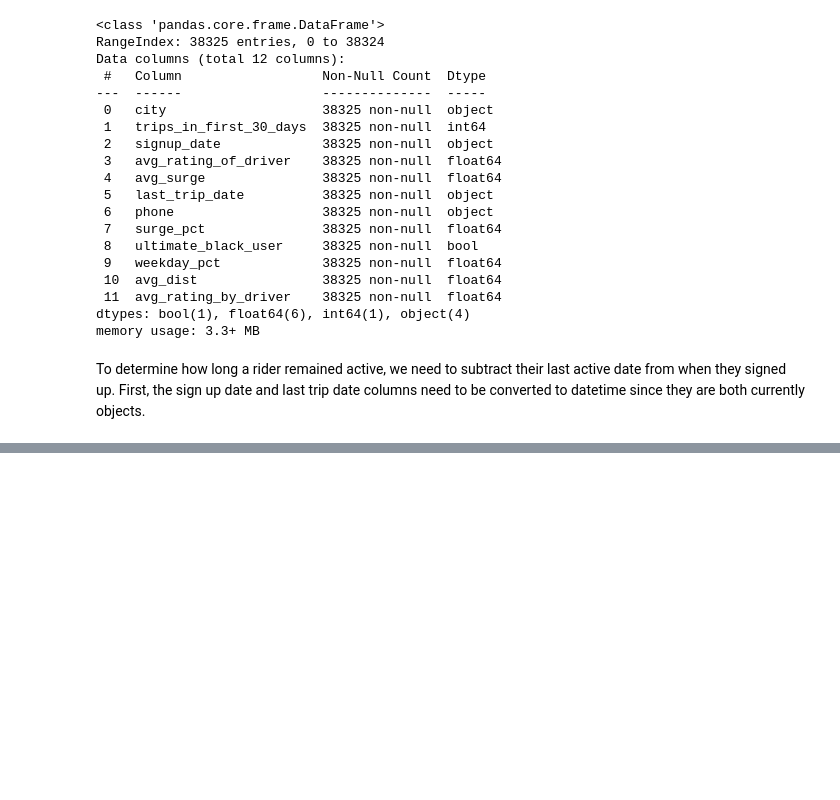
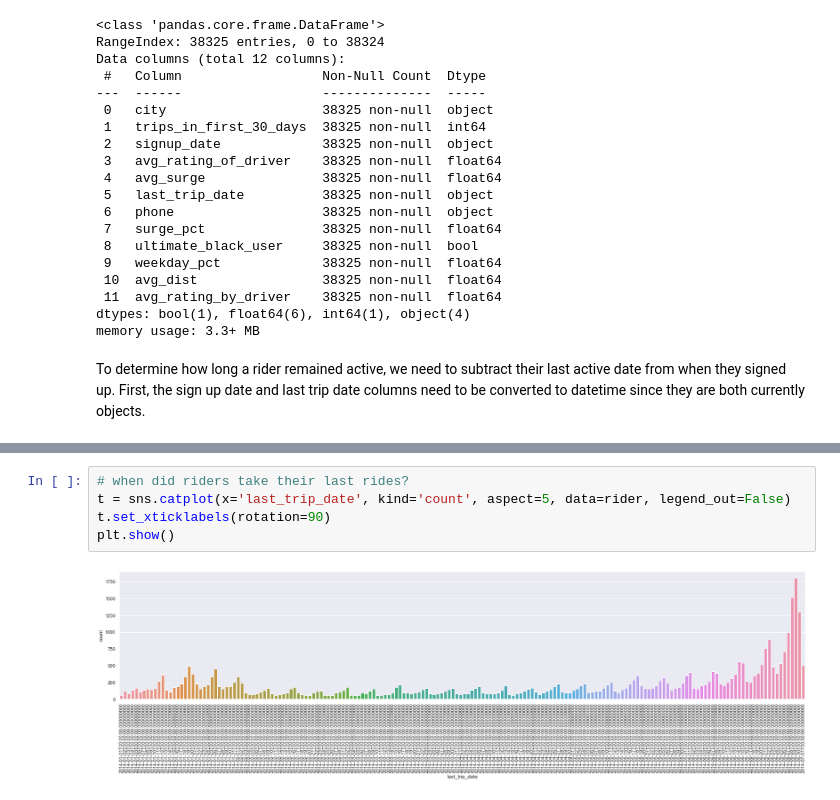
Before and after one commit to annafin/Springboard-Data-Science, a Jupyter notebook: ultimate_technologies_challenge/tech_challenge.ipynb, the cells around one changed output, grey strips where cells are left out. Cells and saved outputs as stored; diff of their text form; blank space fills up the shorter version.

```diff
--- a/ultimate_technologies_challenge/tech_challenge.ipynb
+++ b/ultimate_technologies_challenge/tech_challenge.ipynb
@@ -484,0 +608,7 @@ To determine how long a rider remained active, we need to subtract their last ac
+# %%
+# when did riders take their last rides?
+t = sns.catplot(x='last_trip_date', kind='count', aspect=5, data=rider, legend_out=False)
+t.set_xticklabels(rotation=90)
+plt.show()
+# %% [output]
+[figure, added]
```
Also changed, not shown: parts of 44 cells of this notebook.
